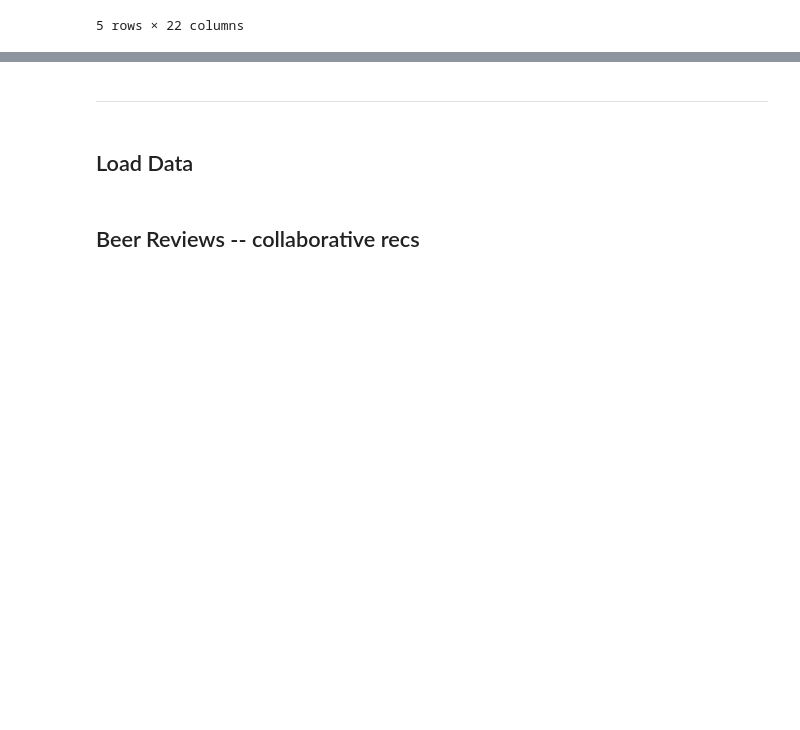
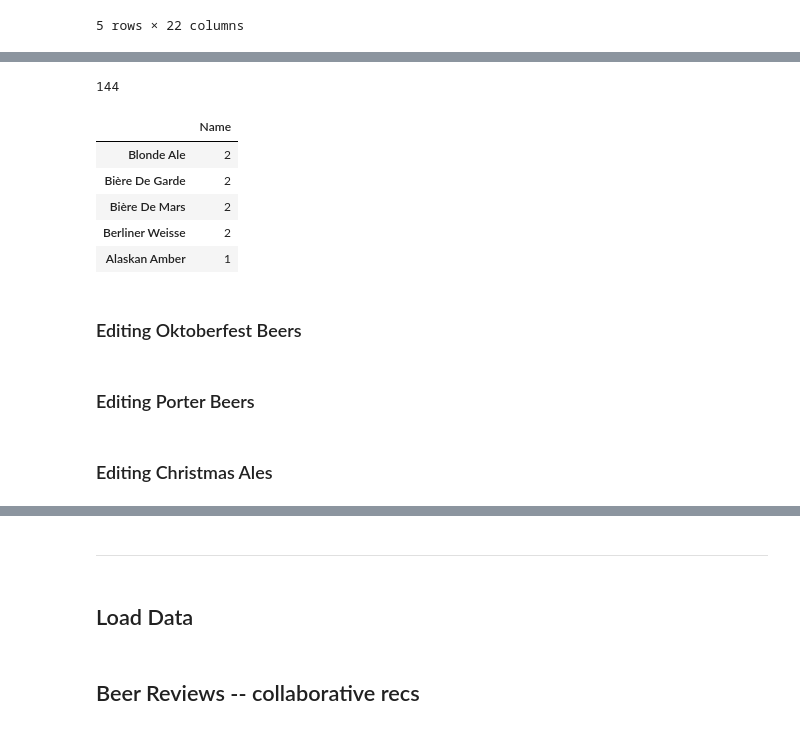
Before and after one commit to ashlidougherty/Beer-Recommender, a Jupyter notebook: DataPrep.ipynb, the cells around one changed output, grey strips where cells are left out. Drawn from its saved outputs; the diff is of its cells as text; code cells hidden in the pictures; blank space fills up the shorter version.

Commit message:
fixed name duplicate issue

```diff
--- a/DataPrep.ipynb
+++ b/DataPrep.ipynb
@@ -513,0 +519,16 @@ df_tasting.head(1)
+# %%
+df_tasting.Name.duplicated().sum()
+# %% [output]
+144
+# %%
+dupes = pd.DataFrame(df_tasting['Name'].value_counts())
+dupes.head()
+# %% [output]
+|  | Name |
+| Blonde Ale | 2 |
+| Bière De Garde | 2 |
+| Bière De Mars | 2 |
+| Berliner Weisse | 2 |
+| Alaskan Amber | 1 |
+# %% [markdown]
+### Editing Oktoberfest Beers
@@ -513,0 +550,2 @@ df_tasting.head(1)
+# %% [markdown]
+### Editing Porter Beers
@@ -513,0 +561,2 @@ df_tasting.head(1)
+# %% [markdown]
+### Editing Christmas Ales
```
Also changed, not shown: parts of 144 cells of this notebook, 2 other files.
